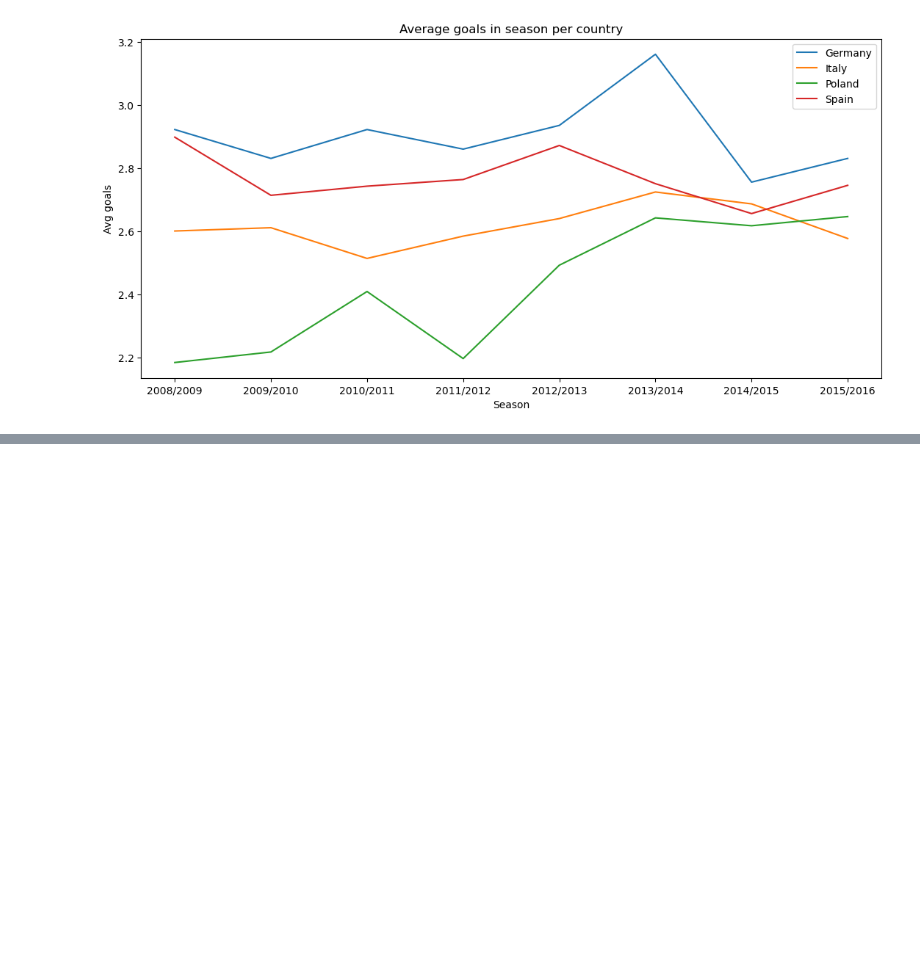
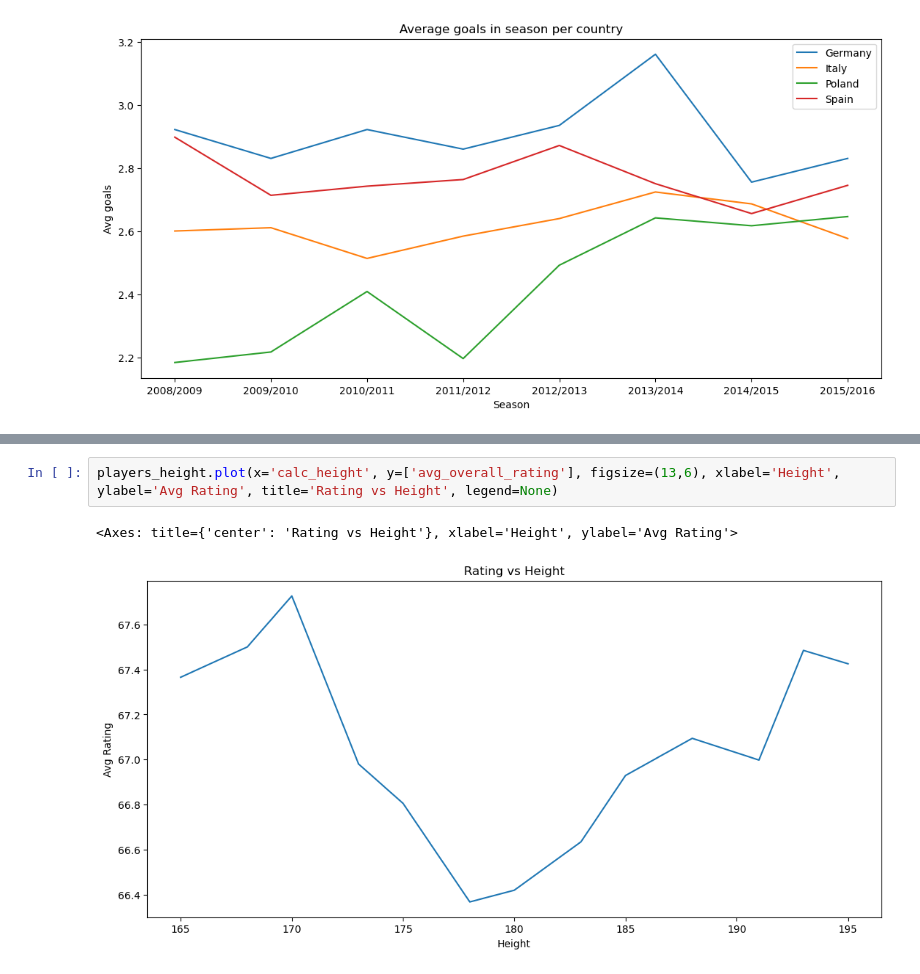
Before and after one commit to zafchiel/datas-notebooks, a Jupyter notebook: eu-football/analysis.ipynb, the cells around one changed output, grey strips where cells are left out. Cells and saved outputs as stored; diff of their text form; blank space fills up the shorter version.

Commit message:
height

```diff
--- a/eu-football/analysis.ipynb
+++ b/eu-football/analysis.ipynb
@@ -177,0 +218,5 @@ df_country_avg.plot(figsize=(13,6), title='Average goals in season per country',
+# %%
+players_height.plot(x='calc_height', y=['avg_overall_rating'], figsize=(13,6), xlabel='Height', ylabel='Avg Rating', title='Rating vs Height', legend=None)
+# %% [output]
+<Axes: title={'center': 'Rating vs Height'}, xlabel='Height', ylabel='Avg Rating'>
+[figure, added]
```
Also changed, not shown: parts of 1 cell of this notebook.
